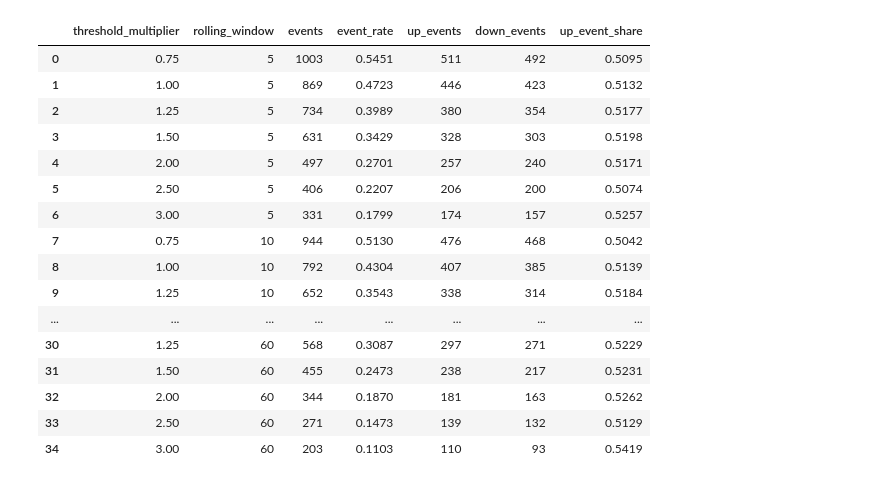
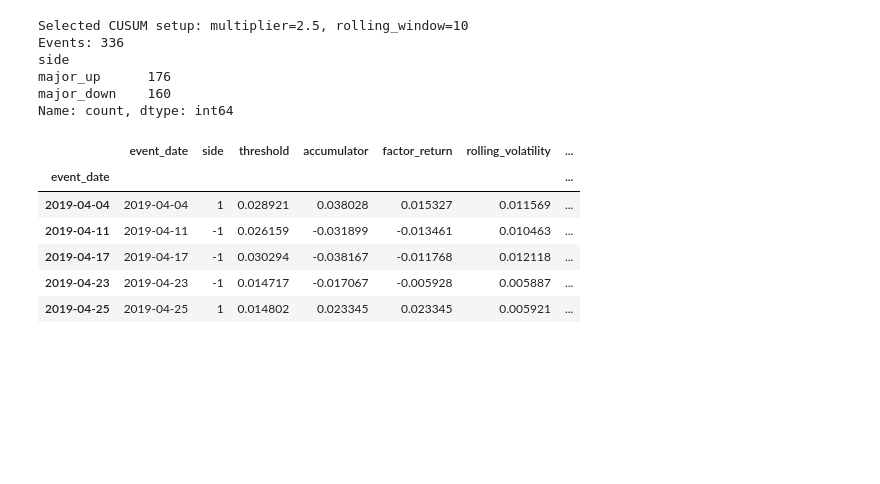
Before and after one commit to gmukhigulas1/Projects, a Jupyter notebook: Quant projects/Georgia Market Risk/Analytics.ipynb, the cells around one changed output. Saved outputs shown, nothing was run; the diff lists cells and outputs as text; code cells hidden in the pictures; blank space fills up the shorter version.

```diff
--- a/Quant projects/Georgia Market Risk/Analytics.ipynb
+++ b/Quant projects/Georgia Market Risk/Analytics.ipynb
@@ -1651,11 +1125,10 @@ def lasso_factor_attribution(
     factor_name_map,
     factor_order,
     split_date="2025-01-01",
-    alphas=np.logspace(-5, 1, 100) # Adjusted range for Lasso
+    alphas=np.logspace(-5, 1, 100)
 ):
     split_date = pd.Timestamp(split_date)
 
-    # 1. Train/Test Split
     X_train = X.loc[X.index < split_date].copy()
     y_train = y.loc[y.index < split_date].copy()
     X_test = X.loc[X.index >= split_date].copy()
@@ -1667,13 +1140,12 @@ def lasso_factor_attribution(
     X_train, y_train = X_train.loc[common_train], y_train.loc[common_train]
     X_test, y_test = X_test.loc[common_test], y_test.loc[common_test]
 
-    # 2. Build Lasso Pipeline
     model = Pipeline([
         ("scaler", StandardScaler()),
         ("model", LassoCV(
             alphas=alphas,
             cv=TimeSeriesSplit(n_splits=5),
-            max_iter=10000,   # Lasso needs more iterations to converge
+            max_iter=10000,
             random_state=42
         ))
     ])
@@ -1683,37 +1155,29 @@ def lasso_factor_attribution(
     scaler = model.named_steps["scaler"]
     lasso = model.named_steps["model"]
 
-    # 3. Calculate Feature Contributions
-    # Contribution = Scaled Feature Value * Coefficient
     X_test_scaled = pd.DataFrame(
         scaler.transform(X_test),
         index=X_test.index,
         columns=X_test.columns
     )
 
-    # Multiply each column by its corresponding lasso coefficient
     feature_contrib = X_test_scaled.mul(lasso.coef_, axis=1)
 
-    # 4. Aggregate Contributions by Factor Block
     block_contrib = pd.DataFrame(index=X_test.index)
 
     for prefix, clean_name in factor_name_map.items():
-        # Find all PCs belonging to this prefix (e.g., PC1, PC2, PC3)
         cols = [c for c in feature_contrib.columns if c.startswith(prefix)]
 
         if len(cols) > 0:
             block_contrib[clean_name] = feature_contrib[cols].sum(axis=1)
 
-    # Sort columns based on your preferred order
     existing_order = [c for c in factor_order if c in block_contrib.columns]
     block_contrib = block_contrib[existing_order]
 
-    # 5. Predictions and Metrics
     intercept = lasso.intercept_
     y_pred = block_contrib.sum(axis=1) + intercept
     y_pred.name = "Predicted"
 
-    # Count how many features Lasso actually kept (non-zero)
     n_active = np.sum(lasso.coef_ != 0)
 
     metrics = {
@@ -1721,6 +1185,7 @@ def lasso_factor_attribution(
         "rmse": np.sqrt(mean_squared_error(y_test, y_pred)),
         "mae": mean_absolute_error(y_test, y_pred),
         "corr": y_test.corr(y_pred),
+        "direction_accuracy": (np.sign(y_test) == np.sign(y_pred)).mean(),
         "selected_alpha": lasso.alpha_,
         "intercept": intercept,
         "n_features_active": n_active,
@@ -2828,33 +2062,50 @@ The threshold grid is used to calibrate event frequency, not to maximize trading
 # %%
 equity_factor = y.copy().dropna()
 CUSUM_THRESHOLD_MULTIPLIER = 2.5
 CUSUM_ROLLING_WINDOW = 10
 
 CUSUM_THRESHOLD_MULTIPLIERS = [0.75,1.0, 1.25, 1.5, 2.0, 2.5, 3.0]
 CUSUM_ROLLING_WINDOWS = [5,10,20, 40, 60]
 
 threshold_diagnostics = cusum_threshold_diagnostics(
     equity_factor=equity_factor,
     threshold_multipliers=CUSUM_THRESHOLD_MULTIPLIERS,
     rolling_windows=CUSUM_ROLLING_WINDOWS,
 )
 
 threshold_diagnostics.round(4)
+
+cusum_events = get_cusum_events(
+    equity_factor=equity_factor,
+    threshold_multiplier=CUSUM_THRESHOLD_MULTIPLIER,
+    rolling_window=CUSUM_ROLLING_WINDOW,
+)
+
+cusum_path = get_cusum_path(
+    equity_factor=equity_factor,
+    threshold_multiplier=CUSUM_THRESHOLD_MULTIPLIER,
+    rolling_window=CUSUM_ROLLING_WINDOW,
+)
+
+print(
+    f"Selected CUSUM setup: multiplier={CUSUM_THRESHOLD_MULTIPLIER}, "
+    f"rolling_window={CUSUM_ROLLING_WINDOW}"
+)
+print(f"Events: {len(cusum_events)}")
+print(cusum_events["side"].value_counts().rename(index={1: "major_up", -1: "major_down"}))
+
+cusum_events.head()
 # %% [output]
+Selected CUSUM setup: multiplier=2.5, rolling_window=10
+Events: 336
+side
+major_up      176
+major_down    160
+Name: count, dtype: int64
-|  | threshold_multiplier | rolling_window | events | event_rate | up_events | down_events | up_event_share |
-| 0 | 0.75 | 5 | 1003 | 0.5451 | 511 | 492 | 0.5095 |
-| 1 | 1.00 | 5 | 869 | 0.4723 | 446 | 423 | 0.5132 |
-| 2 | 1.25 | 5 | 734 | 0.3989 | 380 | 354 | 0.5177 |
-| 3 | 1.50 | 5 | 631 | 0.3429 | 328 | 303 | 0.5198 |
-| 4 | 2.00 | 5 | 497 | 0.2701 | 257 | 240 | 0.5171 |
-| 5 | 2.50 | 5 | 406 | 0.2207 | 206 | 200 | 0.5074 |
-| 6 | 3.00 | 5 | 331 | 0.1799 | 174 | 157 | 0.5257 |
-| 7 | 0.75 | 10 | 944 | 0.5130 | 476 | 468 | 0.5042 |
-| 8 | 1.00 | 10 | 792 | 0.4304 | 407 | 385 | 0.5139 |
-| 9 | 1.25 | 10 | 652 | 0.3543 | 338 | 314 | 0.5184 |
-| ... | ... | ... | ... | ... | ... | ... | ... |
-| 30 | 1.25 | 60 | 568 | 0.3087 | 297 | 271 | 0.5229 |
-| 31 | 1.50 | 60 | 455 | 0.2473 | 238 | 217 | 0.5231 |
-| 32 | 2.00 | 60 | 344 | 0.1870 | 181 | 163 | 0.5262 |
-| 33 | 2.50 | 60 | 271 | 0.1473 | 139 | 132 | 0.5129 |
-| 34 | 3.00 | 60 | 203 | 0.1103 | 110 | 93 | 0.5419 |
+|  | event_date | side | threshold | accumulator | factor_return | rolling_volatility | ... |
+| event_date |  |  |  |  |  |  | ... |
+| 2019-04-04 | 2019-04-04 | 1 | 0.028921 | 0.038028 | 0.015327 | 0.011569 | ... |
+| 2019-04-11 | 2019-04-11 | -1 | 0.026159 | -0.031899 | -0.013461 | 0.010463 | ... |
+| 2019-04-17 | 2019-04-17 | -1 | 0.030294 | -0.038167 | -0.011768 | 0.012118 | ... |
+| 2019-04-23 | 2019-04-23 | -1 | 0.014717 | -0.017067 | -0.005928 | 0.005887 | ... |
+| 2019-04-25 | 2019-04-25 | 1 | 0.014802 | 0.023345 | 0.023345 | 0.005921 | ... |
```
Also changed, not shown: parts of 125 cells of this notebook.
